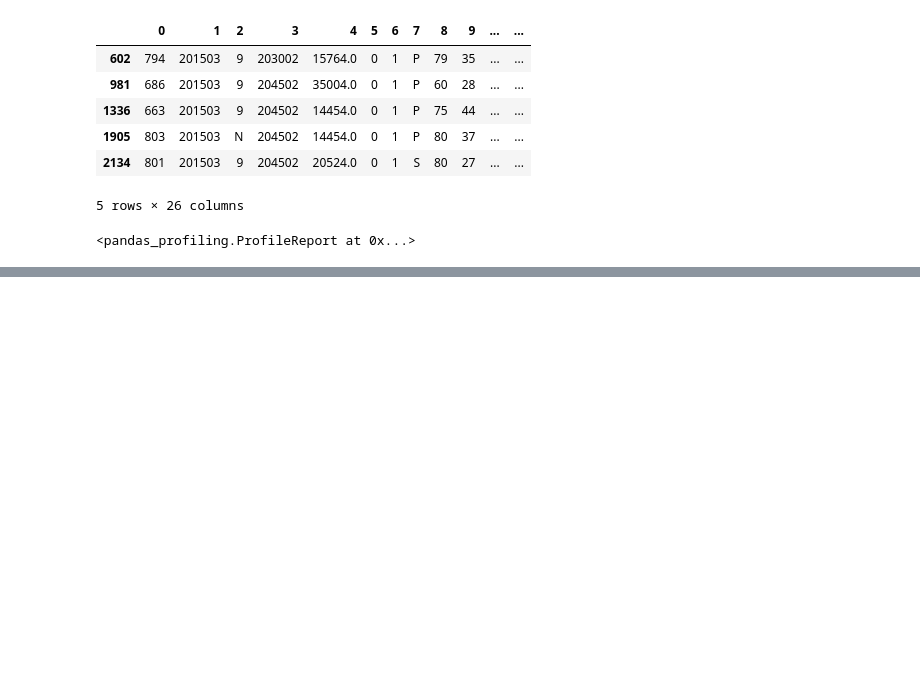
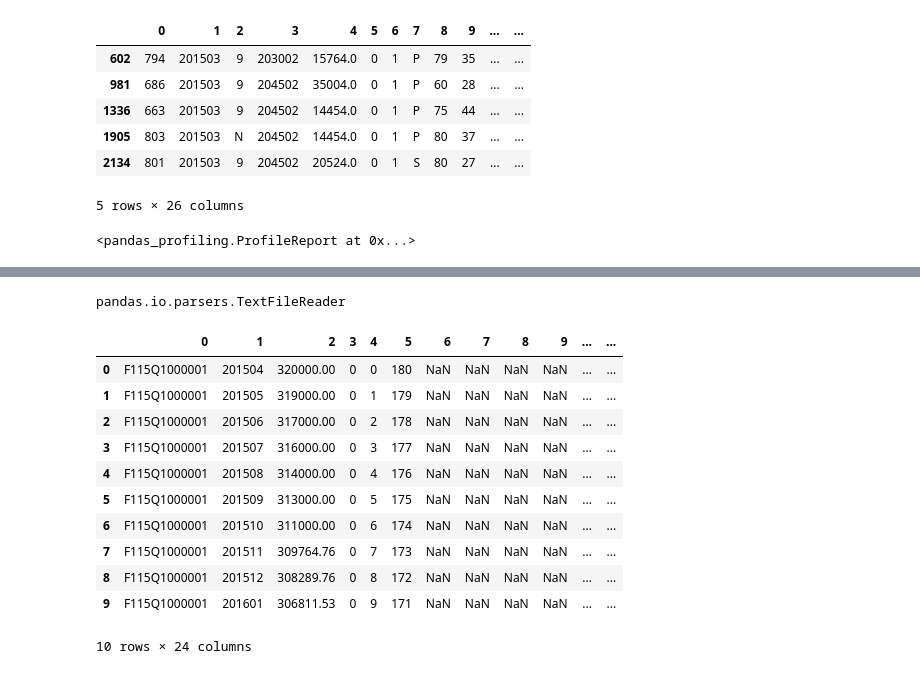
Before and after one commit to TaiPhillips/Capstone-Project-1, a Jupyter notebook: freddie_mac_origin.ipynb, the cells around one changed output, grey strips where cells are left out. Drawn from its saved outputs; the diff is of its cells as text; code cells hidden in the pictures; blank space fills up the shorter version.

```diff
--- a/freddie_mac_origin.ipynb
+++ b/freddie_mac_origin.ipynb
@@ -74,0 +72,4 @@ len(dfp)
+# %%
+type(performance)
+# %% [output]
+pandas.io.parsers.TextFileReader
@@ -74,0 +82,18 @@ len(dfp)
+# %%
+file = 'output_time_file.txt'
+# %%
+pdf = pd.read_csv(file, sep="|", header = None, nrows=500000)
+pdf.head(10)
+# %% [output]
+|  | 0 | 1 | 2 | 3 | 4 | 5 | 6 | 7 | 8 | 9 | ... | ... |
+| 0 | F115Q1000001 | 201504 | 320000.00 | 0 | 0 | 180 | NaN | NaN | NaN | NaN | ... | ... |
+| 1 | F115Q1000001 | 201505 | 319000.00 | 0 | 1 | 179 | NaN | NaN | NaN | NaN | ... | ... |
+| 2 | F115Q1000001 | 201506 | 317000.00 | 0 | 2 | 178 | NaN | NaN | NaN | NaN | ... | ... |
+| 3 | F115Q1000001 | 201507 | 316000.00 | 0 | 3 | 177 | NaN | NaN | NaN | NaN | ... | ... |
+| 4 | F115Q1000001 | 201508 | 314000.00 | 0 | 4 | 176 | NaN | NaN | NaN | NaN | ... | ... |
+| 5 | F115Q1000001 | 201509 | 313000.00 | 0 | 5 | 175 | NaN | NaN | NaN | NaN | ... | ... |
+| 6 | F115Q1000001 | 201510 | 311000.00 | 0 | 6 | 174 | NaN | NaN | NaN | NaN | ... | ... |
+| 7 | F115Q1000001 | 201511 | 309764.76 | 0 | 7 | 173 | NaN | NaN | NaN | NaN | ... | ... |
+| 8 | F115Q1000001 | 201512 | 308289.76 | 0 | 8 | 172 | NaN | NaN | NaN | NaN | ... | ... |
+| 9 | F115Q1000001 | 201601 | 306811.53 | 0 | 9 | 171 | NaN | NaN | NaN | NaN | ... | ... |
+10 rows × 24 columns
```
Also changed, not shown: parts of 13 cells of this notebook.
